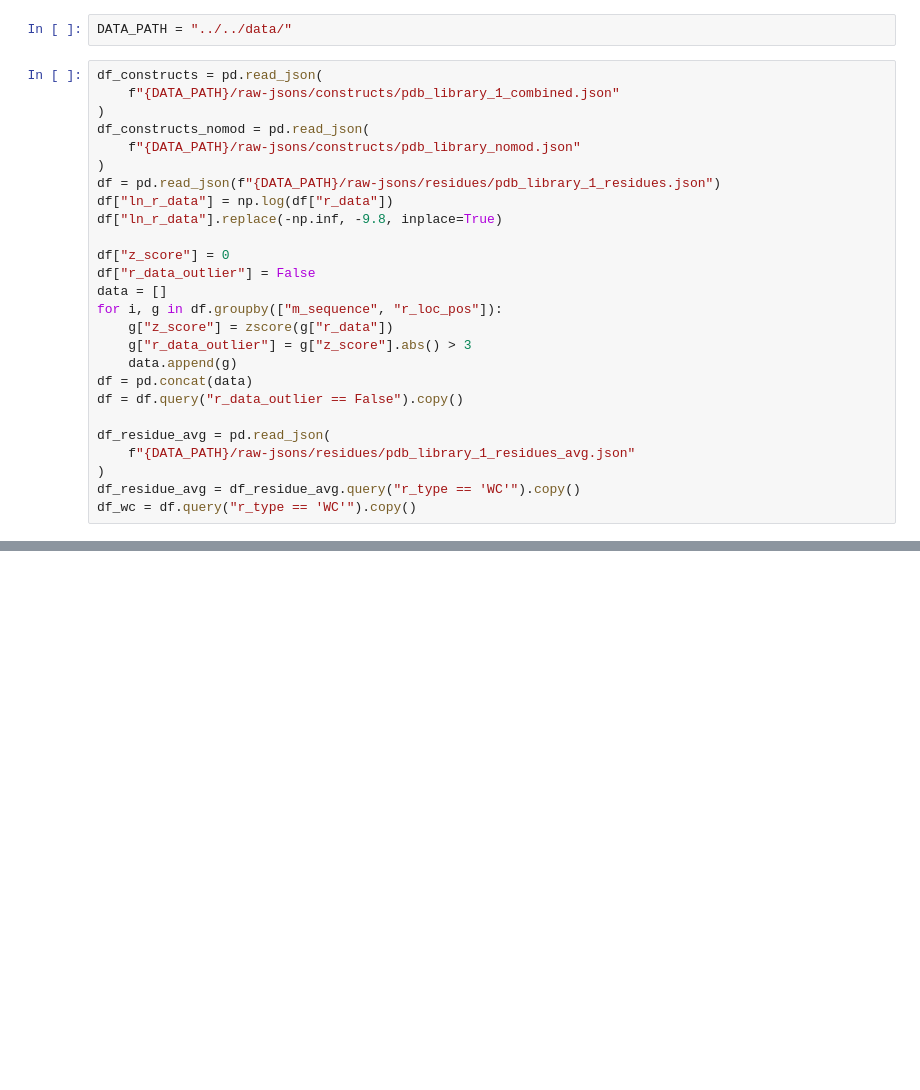
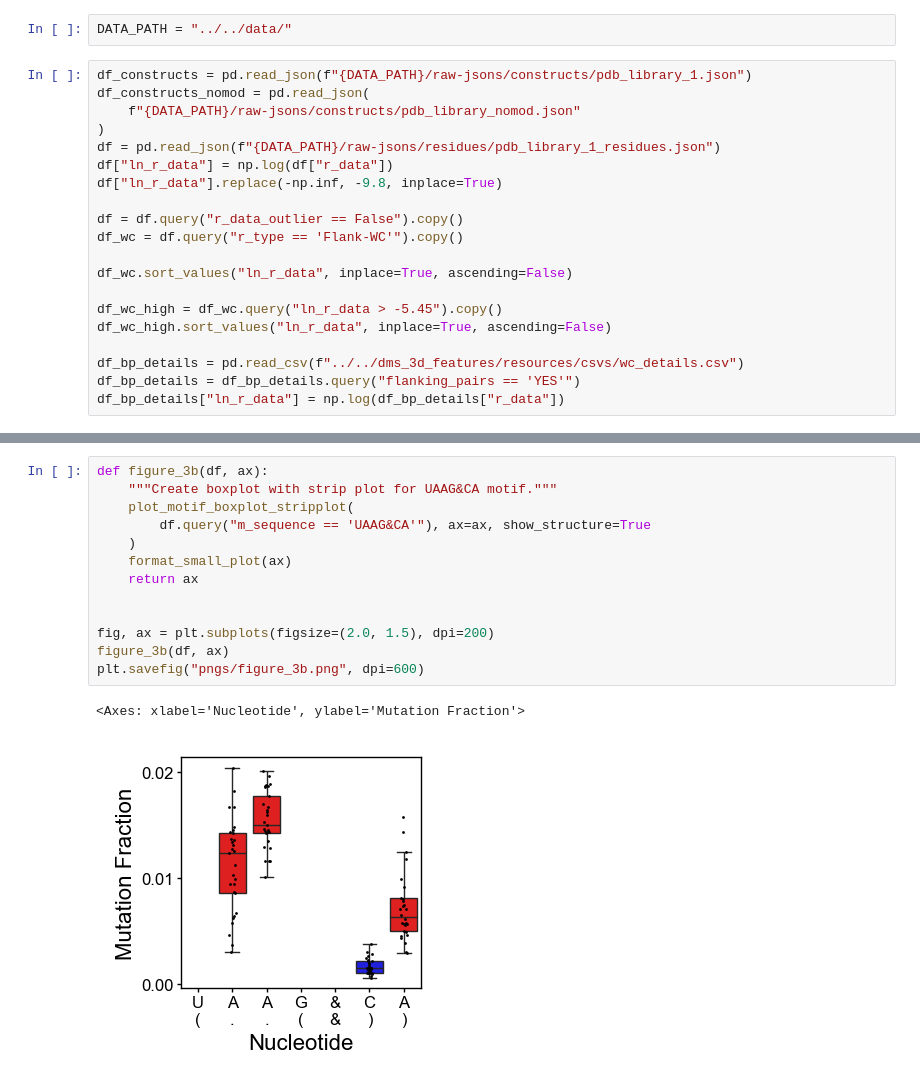
Before and after one commit to YesselmanLabPublications/2025_char_3d_struct_features, a Jupyter notebook: notebooks/figures/figure_3.ipynb, the cells around one changed output, grey strips where cells are left out. Saved outputs shown, nothing was run; the diff lists cells and outputs as text; blank space fills up the shorter version.

```diff
--- a/notebooks/figures/figure_3.ipynb
+++ b/notebooks/figures/figure_3.ipynb
@@ -60,9 +70,7 @@ def plot_violinplot_w_percent(
 # %%
 DATA_PATH = "../../data/"
 # %%
-df_constructs = pd.read_json(
-    f"{DATA_PATH}/raw-jsons/constructs/pdb_library_1_combined.json"
-)
+df_constructs = pd.read_json(f"{DATA_PATH}/raw-jsons/constructs/pdb_library_1.json")
 df_constructs_nomod = pd.read_json(
     f"{DATA_PATH}/raw-jsons/constructs/pdb_library_nomod.json"
 )
@@ -70,19 +78,15 @@ df = pd.read_json(f"{DATA_PATH}/raw-jsons/residues/pdb_library_1_residues.json")
 df["ln_r_data"] = np.log(df["r_data"])
 df["ln_r_data"].replace(-np.inf, -9.8, inplace=True)
 
-df["z_score"] = 0
-df["r_data_outlier"] = False
-data = []
-for i, g in df.groupby(["m_sequence", "r_loc_pos"]):
-    g["z_score"] = zscore(g["r_data"])
-    g["r_data_outlier"] = g["z_score"].abs() > 3
-    data.append(g)
-df = pd.concat(data)
 df = df.query("r_data_outlier == False").copy()
+df_wc = df.query("r_type == 'Flank-WC'").copy()
 
-df_residue_avg = pd.read_json(
-    f"{DATA_PATH}/raw-jsons/residues/pdb_library_1_residues_avg.json"
-)
-df_residue_avg = df_residue_avg.query("r_type == 'WC'").copy()
-df_wc = df.query("r_type == 'WC'").copy()
+df_wc.sort_values("ln_r_data", inplace=True, ascending=False)
+
+df_wc_high = df_wc.query("ln_r_data > -5.45").copy()
+df_wc_high.sort_values("ln_r_data", inplace=True, ascending=False)
+
+df_bp_details = pd.read_csv(f"../../dms_3d_features/resources/csvs/wc_details.csv")
+df_bp_details = df_bp_details.query("flanking_pairs == 'YES'")
+df_bp_details["ln_r_data"] = np.log(df_bp_details["r_data"])
 # %% [markdown]
@@ -111,0 +125,16 @@ format_small_plot(ax)
+# %%
+def figure_3b(df, ax):
+    """Create boxplot with strip plot for UAAG&CA motif."""
+    plot_motif_boxplot_stripplot(
+        df.query("m_sequence == 'UAAG&CA'"), ax=ax, show_structure=True
+    )
+    format_small_plot(ax)
+    return ax
+
+
+fig, ax = plt.subplots(figsize=(2.0, 1.5), dpi=200)
+figure_3b(df, ax)
+plt.savefig("pngs/figure_3b.png", dpi=600)
+# %% [output]
+<Axes: xlabel='Nucleotide', ylabel='Mutation Fraction'>
+[figure, added]
```
Also changed, not shown: parts of 10 cells of this notebook, 10 other files.
